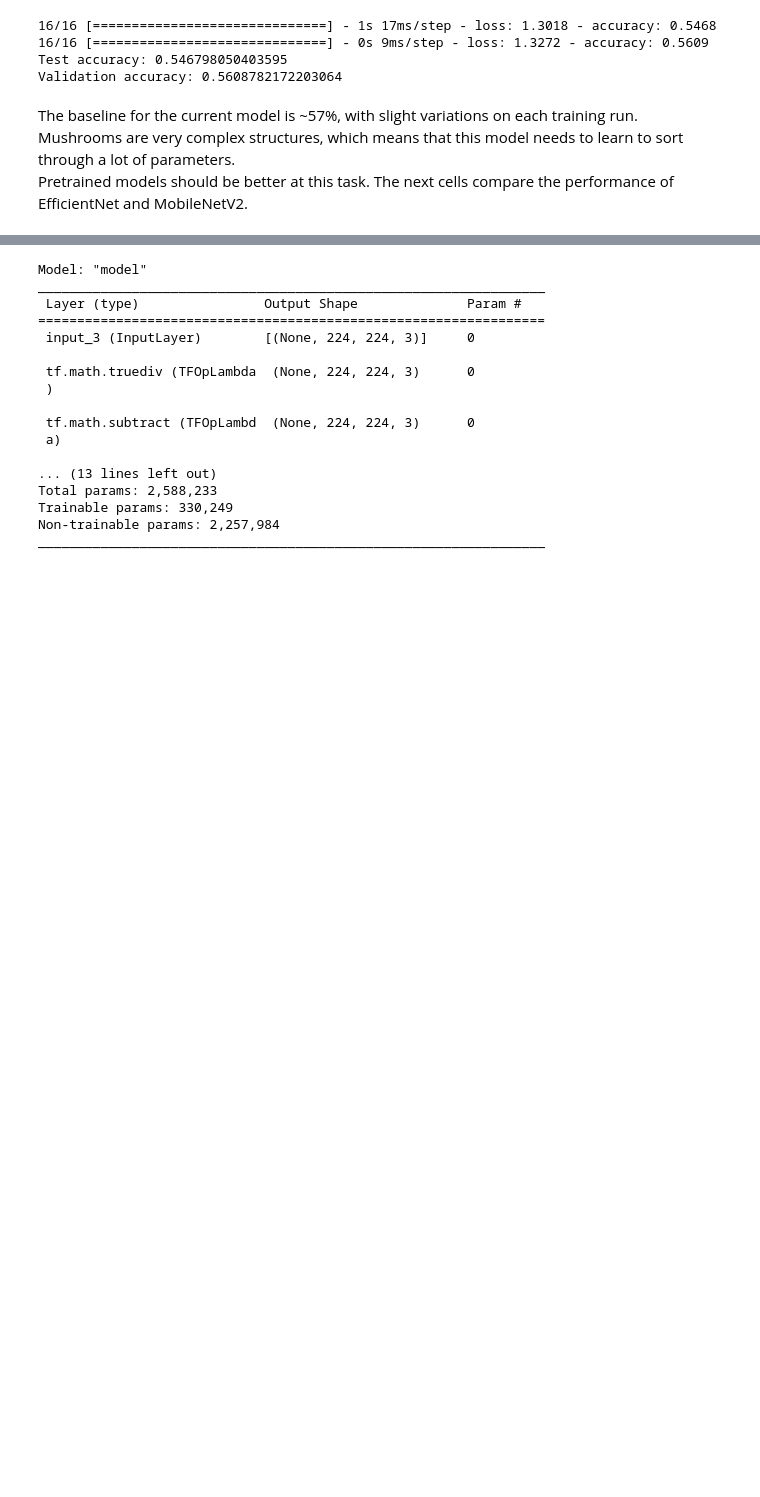
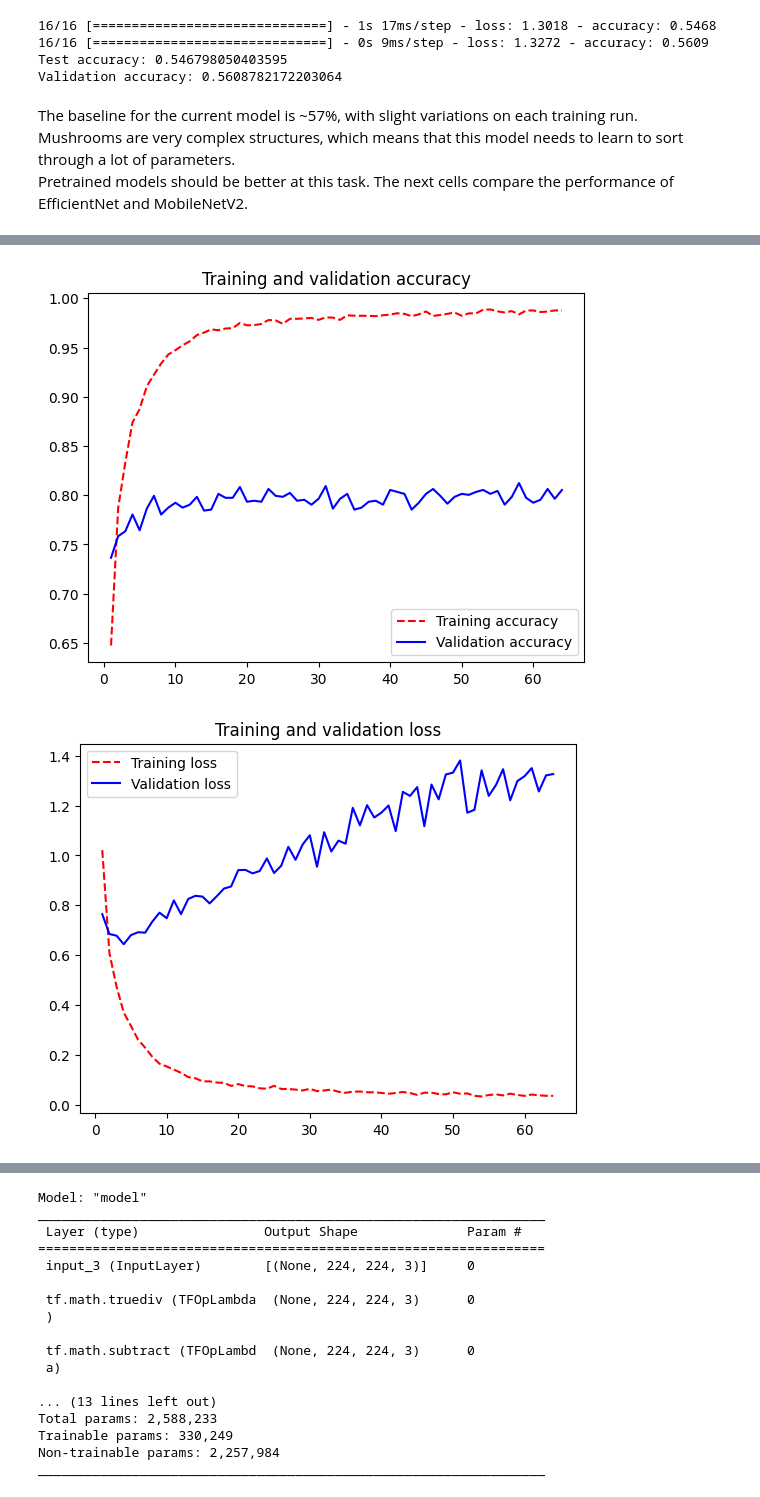
Before and after one commit to WelehoBRUDER/MetropoliaAMK-neural-networks, a Jupyter notebook: mushroom-classifier/mushroom-classifier.ipynb, the cells around one changed output, grey strips where cells are left out. Saved outputs shown, nothing was run; the diff lists cells and outputs as text; code cells hidden in the pictures; blank space fills up the shorter version.

```diff
--- a/mushroom-classifier/mushroom-classifier.ipynb
+++ b/mushroom-classifier/mushroom-classifier.ipynb
@@ -206,0 +255,17 @@ Pretrained models should be better at this task. The next cells compare the perf
+# %%
+model.compile(optimizer='adam', loss='sparse_categorical_crossentropy', metrics=['accuracy'])
+# %%
+callbacks = [
+    keras.callbacks.ModelCheckpoint(
+        filepath="feature_extraction.keras",
+        save_best_only=True,
+        monitor="val_loss",
+    )
+]
+
+mobilenet_history = model.fit(
+    train_dataset,
+    epochs=64,
+    validation_data=val_dataset,
+    callbacks=callbacks,
+)
@@ -206,0 +290,19 @@ Pretrained models should be better at this task. The next cells compare the perf
+# %%
+acc = mobilenet_history.history["accuracy"]
+val_acc = mobilenet_history.history["val_accuracy"]
+loss = mobilenet_history.history["loss"]
+val_loss = mobilenet_history.history["val_loss"]
+epochs = range(1, len(acc) + 1)
+plt.plot(epochs, acc, "r--", label="Training accuracy")
+plt.plot(epochs, val_acc, "b", label="Validation accuracy")
+plt.title("Training and validation accuracy")
+plt.legend()
+plt.figure()
+plt.plot(epochs, loss, "r--", label="Training loss")
+plt.plot(epochs, val_loss, "b", label="Validation loss")
+plt.title("Training and validation loss")
+plt.legend()
+plt.show()
+# %% [output]
+[figure, added]
+[figure, added]
```
Also changed, not shown: parts of 8 cells of this notebook, 1 other file.
